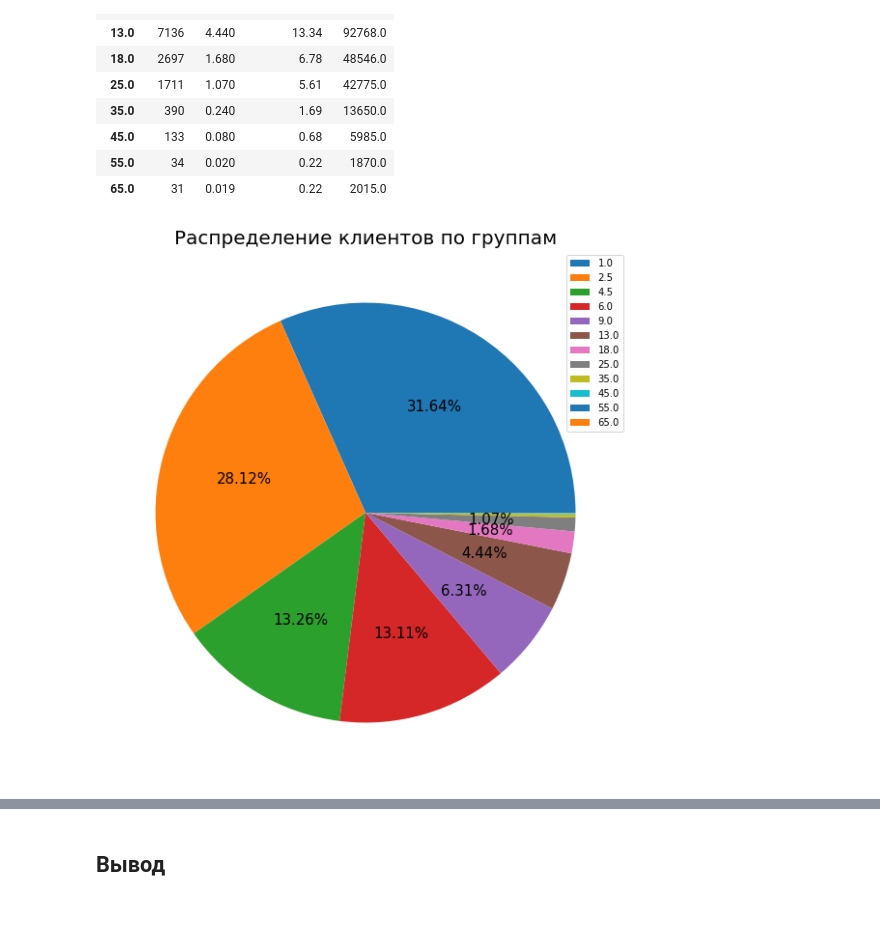
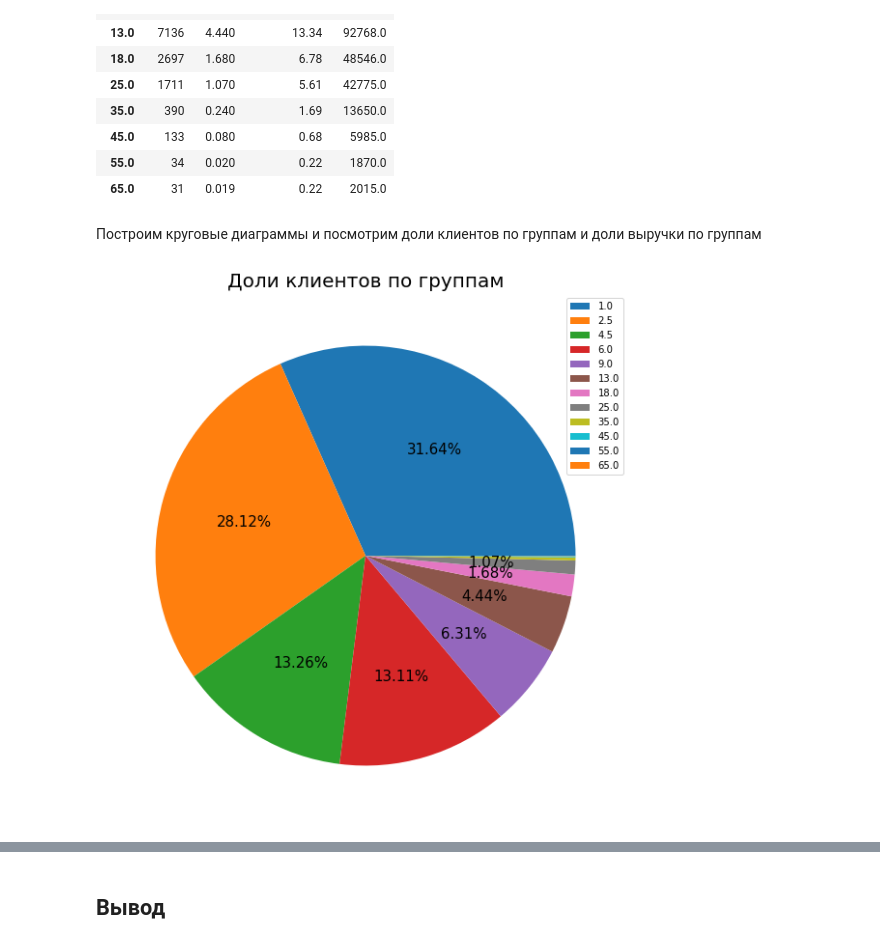
Before and after one commit to TerekhinSergey/Test_tasks, a Jupyter notebook: Fuji_marketing_campaign/Fuji_marketing_campaign.ipynb, the cells around one changed output, grey strips where cells are left out. Drawn from its saved outputs; the diff is of its cells as text; code cells hidden in the pictures; blank space fills up the shorter version.

```diff
--- a/Fuji_marketing_campaign/Fuji_marketing_campaign.ipynb
+++ b/Fuji_marketing_campaign/Fuji_marketing_campaign.ipynb
@@ -52,7 +52,7 @@ import pandas as pd
 import matplotlib.pyplot as plt
 # %%
 #Загрузим данные
-path = 'C:\\Users\\Sergey\\Documents\\Python Scripts\\Тестовое для Фуджи\\'
+path = 'C:\\Users\\Sergey\\Documents\\Python Scripts\\Тестовые\\Тестовое для Фуджи\\'
 try:
     df = pd.read_excel(path + 'Stats.xlsx')        # сегментированные данные о выручке
 except:
@@ -103,9 +144,11 @@ df
 def my_autopct(pct):
     return ('%.2f%%' % pct) if pct > 1 else ''
+# %% [markdown]
+Построим круговые диаграммы и посмотрим доли клиентов по группам и доли выручки по группам
 # %%
 df.plot(y='clients', kind='pie', autopct=my_autopct, labels=None, label='', figsize=(10,10), fontsize=15)
-plt.title('Распределение клиентов по группам', fontsize=20);
+plt.title('Доли клиентов по группам', fontsize=20);
 # %% [output]
-[figure, old version]
+[figure, new version]
 # %%
 df.plot(y='prop_revenue', kind='pie', labels=None, label='', autopct=my_autopct, figsize=(10,10), fontsize=15)
```
Also changed, not shown: parts of 10 cells of this notebook.
